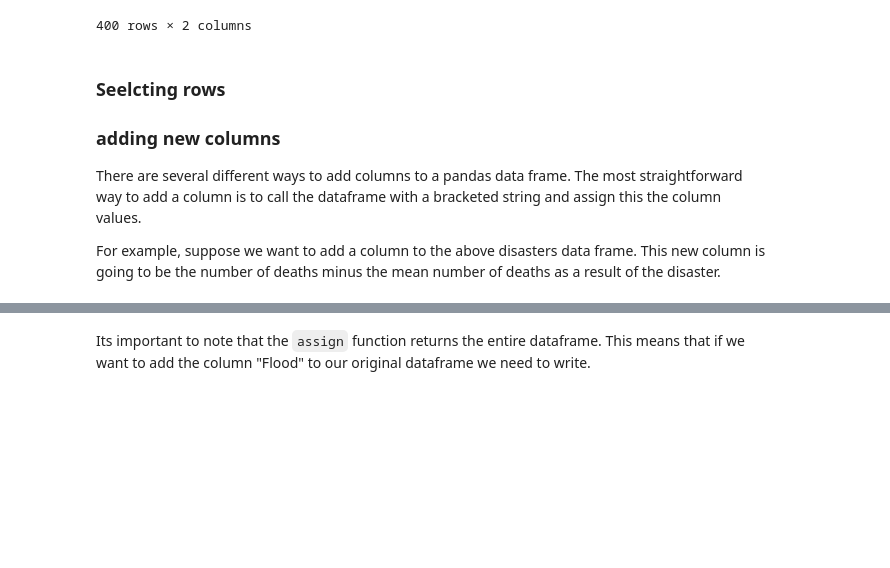
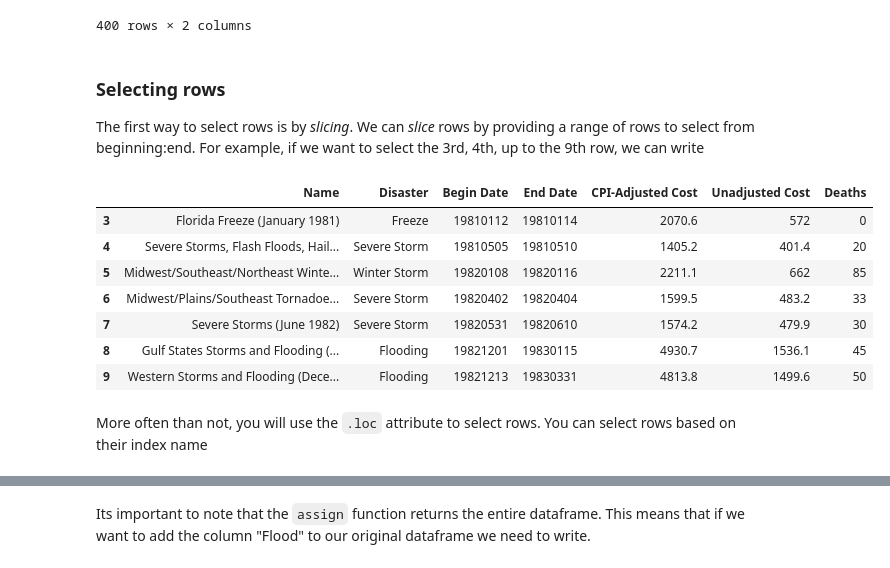
Before and after one commit to computationalUncertaintyLab/dexp_book, a Jupyter notebook: C2 data_pandas.ipynb, the cells around one changed output, grey strips where cells are left out. Cells and saved outputs as stored; diff of their text form; code cells hidden in the pictures; blank space fills up the shorter version.

````diff
--- a/C2 data_pandas.ipynb
+++ b/C2 data_pandas.ipynb
@@ -235,11 +237,8 @@ disasters[["Disaster","Name"]]
 | 399 | Tropical Cyclone | Hurricane Milton (August 2024) |
 400 rows × 2 columns
 # %% [markdown]
+### Selecting rows
 
-### Seelcting rows
-### adding new columns
-There are several different ways to add columns to a pandas data frame.
-The most straightforward way to add a column is to call the dataframe with a bracketed string and assign this the column values.
-
-For example, suppose we want to add a column to the above disasters data frame.
-This new column is going to be the number of deaths minus the mean number of deaths as a result of the disaster.
+The first way to select rows is by *slicing*.
+We can *slice* rows by providing a range of rows to select from beginning:end.
+For example, if we want to select the 3rd, 4th, up to the 9th row, we can write
@@ -247,0 +245,14 @@ disasters["centered_deaths"] = disasters["Deaths"]
+# %%
+disasters[3:10]
+# %% [output]
+|  | Name | Disaster | Begin Date | End Date | CPI-Adjusted Cost | Unadjusted Cost | Deaths |
+| 3 | Florida Freeze (January 1981) | Freeze | 19810112 | 19810114 | 2070.6 | 572 | 0 |
+| 4 | Severe Storms, Flash Floods, Hail... | Severe Storm | 19810505 | 19810510 | 1405.2 | 401.4 | 20 |
+| 5 | Midwest/Southeast/Northeast Winte... | Winter Storm | 19820108 | 19820116 | 2211.1 | 662 | 85 |
+| 6 | Midwest/Plains/Southeast Tornadoe... | Severe Storm | 19820402 | 19820404 | 1599.5 | 483.2 | 33 |
+| 7 | Severe Storms (June 1982) | Severe Storm | 19820531 | 19820610 | 1574.2 | 479.9 | 30 |
+| 8 | Gulf States Storms and Flooding (... | Flooding | 19821201 | 19830115 | 4930.7 | 1536.1 | 45 |
+| 9 | Western Storms and Flooding (Dece... | Flooding | 19821213 | 19830331 | 4813.8 | 1499.6 | 50 |
+# %% [markdown]
+More often than not, you will use the ```.loc``` attribute to select rows.
+You can select rows based on their index name
````
Also changed, not shown: parts of 10 cells of this notebook.
